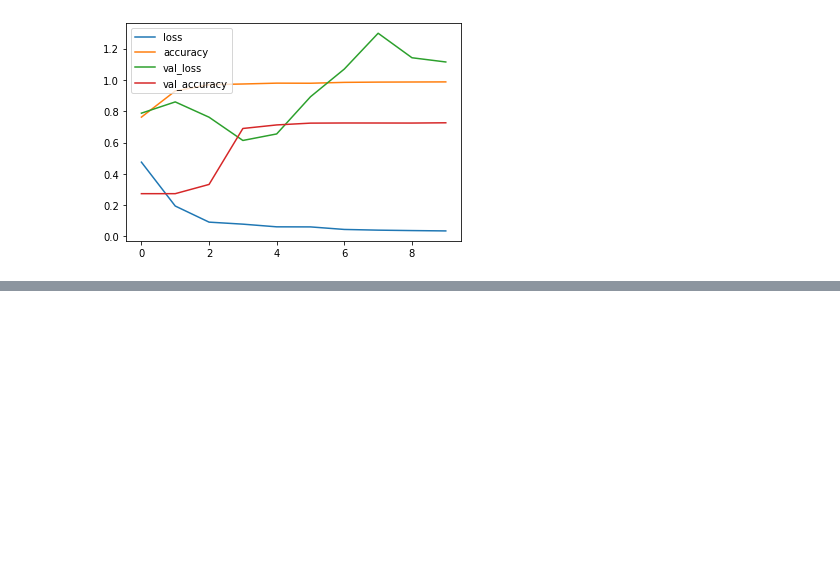
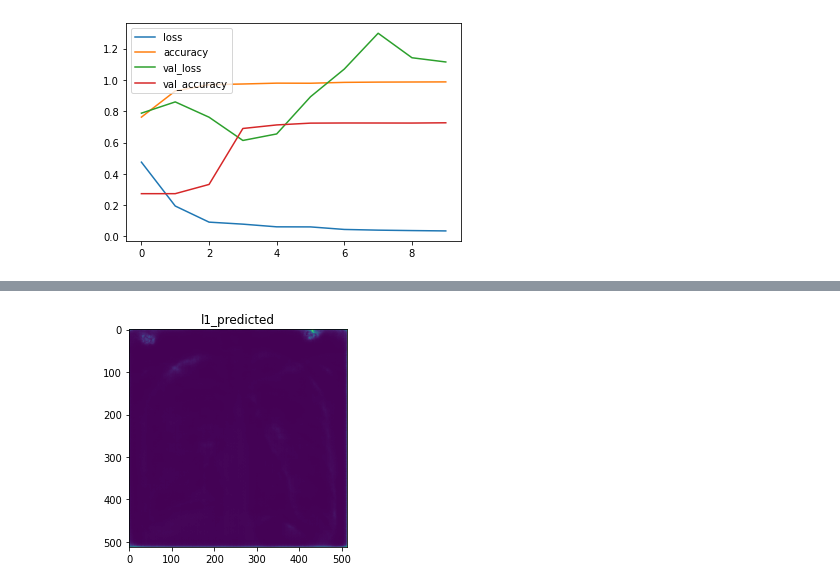
Before and after one commit to iteam1/Lung-segmentation-Unet, a Jupyter notebook: notebook.ipynb, the cells around one changed output, grey strips where cells are left out. Saved outputs shown, nothing was run; the diff lists cells and outputs as text; code cells hidden in the pictures; blank space fills up the shorter version.

```diff
--- a/notebook.ipynb
+++ b/notebook.ipynb
@@ -417,0 +455,15 @@ model1.save("./files/model_lung_unet1.h5")
+# %%
+def predict_img(path,model,savefig = True):
+  img_pred = train.read_image(path)
+  img_name = path.split('/')[-1]
+  img_name = img_name.split('.')[0]
+  img_name = img_name + '_predicted'
+  y_pred = model.predict(tf.expand_dims(img_pred,axis =0))
+  plt.title(img_name)
+  plt.imshow(y_pred[0][:,:,0])
+  if savefig:
+    plt.savefig(img_name + '.png')
+# %%
+predict_img('/content/l1.jpg',model)
+# %% [output]
+[figure, added]
```
Also changed, not shown: parts of 9 cells of this notebook, 10 other files.
